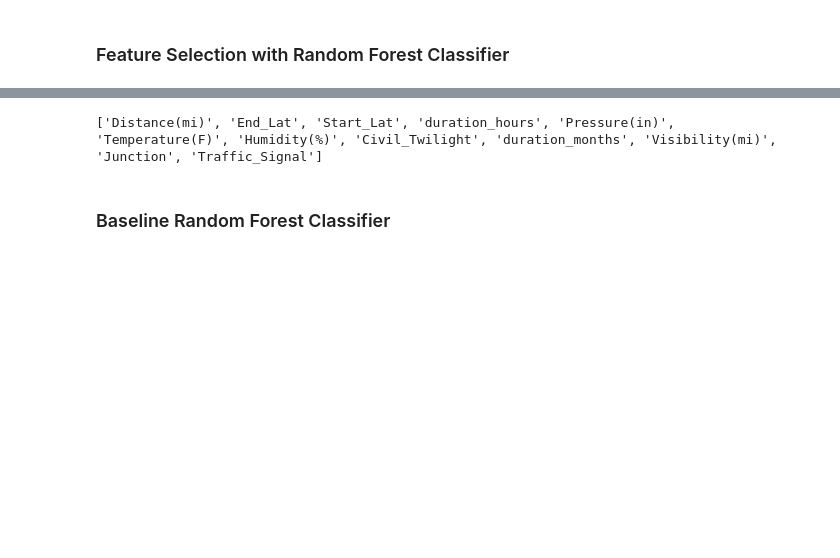
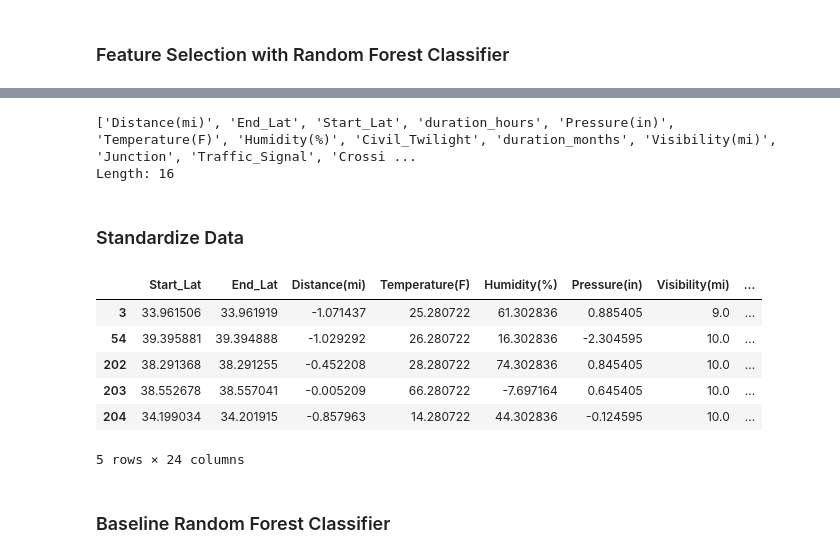
Before and after one commit to RBelgundi-6475/Term_Project_CS5644, a Jupyter notebook: Term_Project.ipynb, the cells around one changed output, grey strips where cells are left out. Saved outputs shown, nothing was run; the diff lists cells and outputs as text; code cells hidden in the pictures; blank space fills up the shorter version.

```diff
--- a/Term_Project.ipynb
+++ b/Term_Project.ipynb
@@ -687,5 +693,9 @@ Wall time: 7min 36s
 # %%
-features = list(scores_df[scores_df['Importance']>=0.009]['Features'])
+features = list(scores_df[scores_df['Importance']>=0.005]['Features'])
 print(features)
+print('Length:',len(features))
 # %% [output]
-['Distance(mi)', 'End_Lat', 'Start_Lat', 'duration_hours', 'Pressure(in)', 'Temperature(F)', 'Humidity(%)', 'Civil_Twilight', 'duration_months', 'Visibility(mi)', 'Junction', 'Traffic_Signal']
+['Distance(mi)', 'End_Lat', 'Start_Lat', 'duration_hours', 'Pressure(in)', 'Temperature(F)', 'Humidity(%)', 'Civil_Twilight', 'duration_months', 'Visibility(mi)', 'Junction', 'Traffic_Signal', 'Crossi ...
+Length: 16
+# %% [markdown]
+### Standardize Data
@@ -692,2 +710,12 @@ print(features)
 # %%
-#### Note: As features are finalized we can now go ahead
+# Standardize Data
+# X_stand = standardize_data(X['Pressure(in)', 'Temperature(F)', 'Humidity(%)','duration_hours','duration_months'])
+X.head()
+# %% [output]
+|  | Start_Lat | End_Lat | Distance(mi) | Temperature(F) | Humidity(%) | Pressure(in) | Visibility(mi) | ... |
+| 3 | 33.961506 | 33.961919 | -1.071437 | 25.280722 | 61.302836 | 0.885405 | 9.0 | ... |
+| 54 | 39.395881 | 39.394888 | -1.029292 | 26.280722 | 16.302836 | -2.304595 | 10.0 | ... |
+| 202 | 38.291368 | 38.291255 | -0.452208 | 28.280722 | 74.302836 | 0.845405 | 10.0 | ... |
+| 203 | 38.552678 | 38.557041 | -0.005209 | 66.280722 | -7.697164 | 0.645405 | 10.0 | ... |
+| 204 | 34.199034 | 34.201915 | -0.857963 | 14.280722 | 44.302836 | -0.124595 | 10.0 | ... |
+5 rows × 24 columns
```
Also changed, not shown: parts of 25 cells of this notebook.
